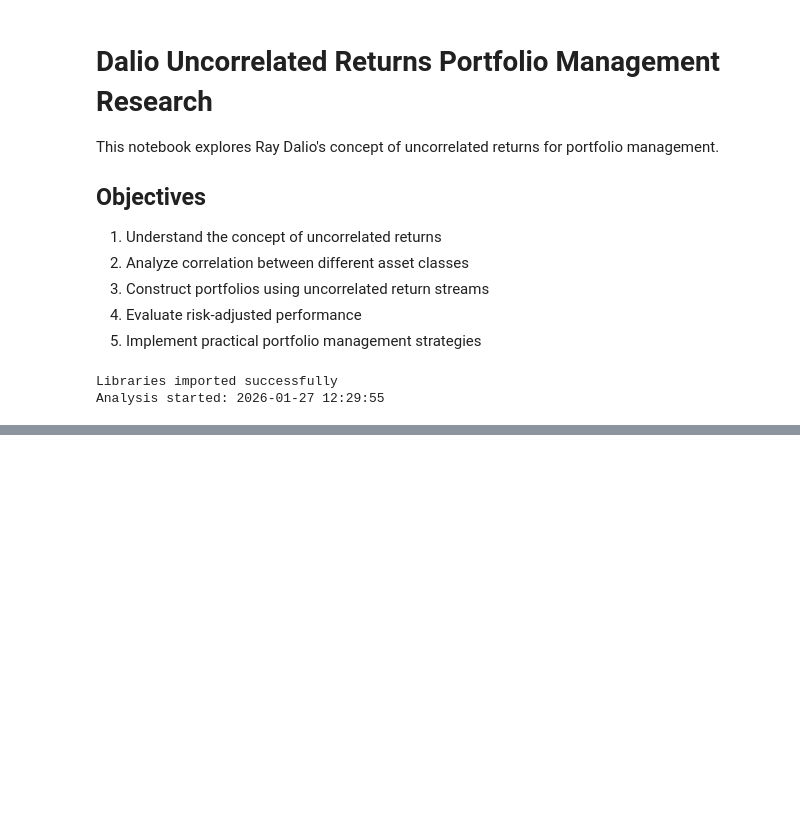
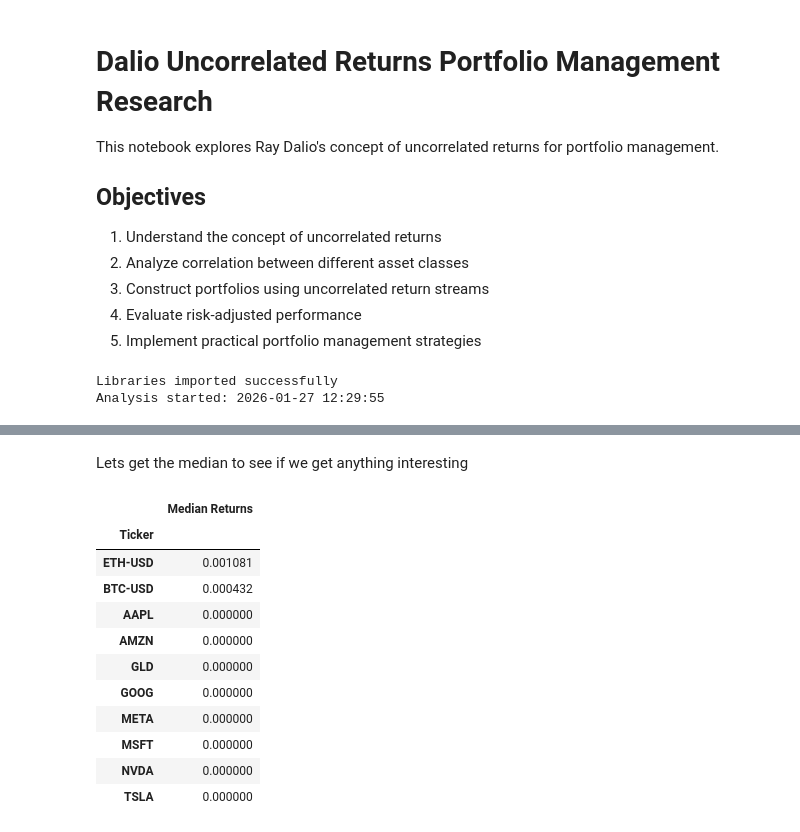
Before and after one commit to LAIN-21/dalio_uncorrelated_returns, a Jupyter notebook: main.ipynb, the cells around one changed output, grey strips where cells are left out. Saved outputs shown, nothing was run; the diff lists cells and outputs as text; code cells hidden in the pictures; blank space fills up the shorter version.

```diff
--- a/main.ipynb
+++ b/main.ipynb
@@ -29,0 +87,17 @@ Analysis started: 2026-01-27 12:29:55
+# %% [markdown]
+Lets get the median to see if we get anything interesting
+# %%
+returns.median().sort_values(ascending=False).to_frame(name="Median Returns")
+# %% [output]
+|  | Median Returns |
+| Ticker |  |
+| ETH-USD | 0.001081 |
+| BTC-USD | 0.000432 |
+| AAPL | 0.000000 |
+| AMZN | 0.000000 |
+| GLD | 0.000000 |
+| GOOG | 0.000000 |
+| META | 0.000000 |
+| MSFT | 0.000000 |
+| NVDA | 0.000000 |
+| TSLA | 0.000000 |
```
Also changed, not shown: parts of 7 cells of this notebook.
